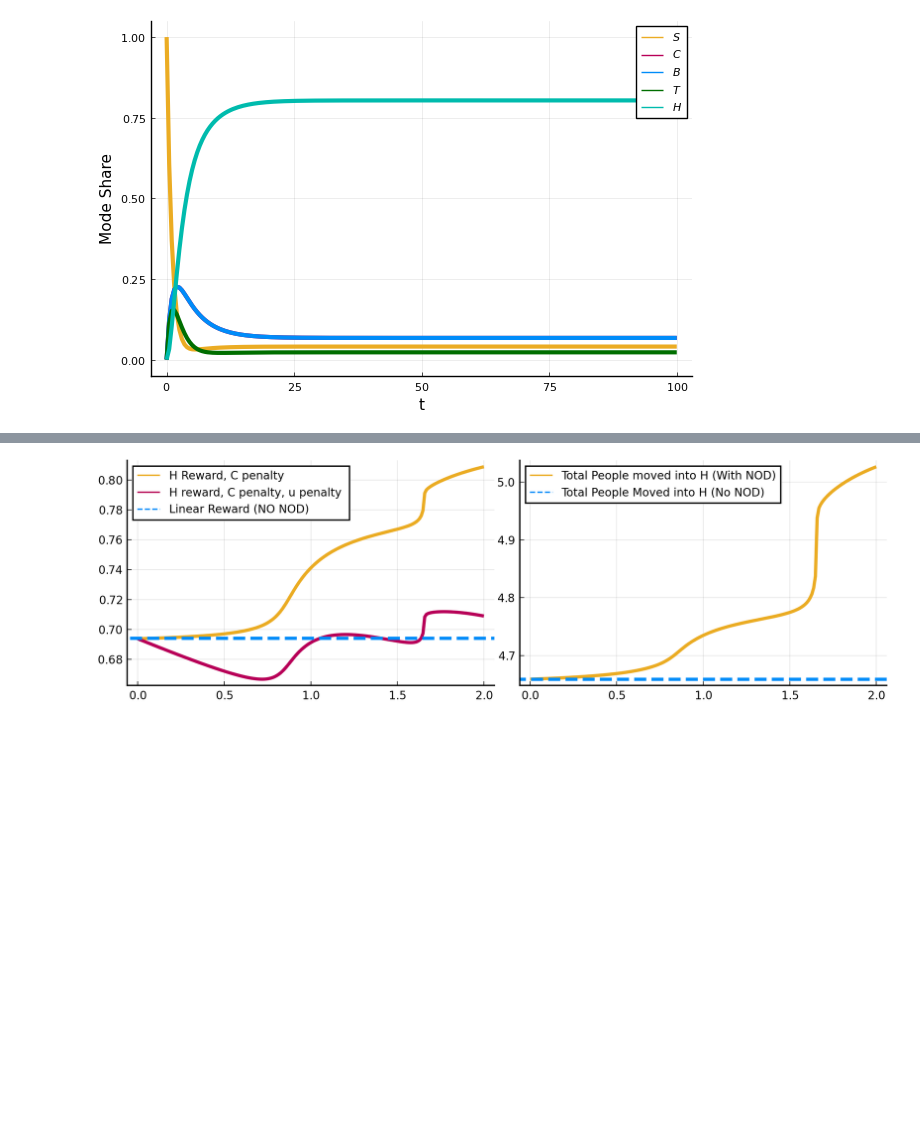
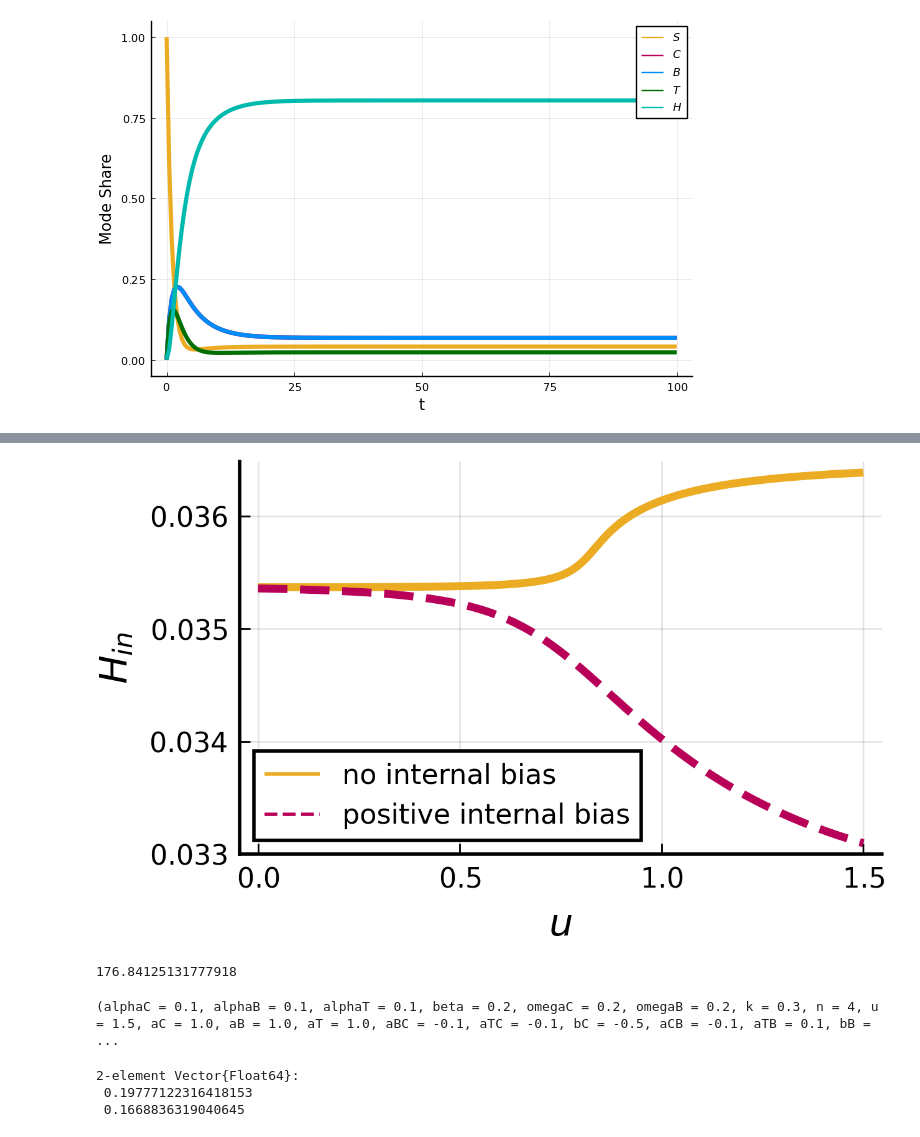
Before and after one commit to valentine-alia/MAE-6870, a Jupyter notebook: set_up_integration.ipynb, the cells around one changed output, grey strips where cells are left out. Saved outputs shown, nothing was run; the diff lists cells and outputs as text; code cells hidden in the pictures; blank space fills up the shorter version.

Commit message:
unfolding figure

```diff
--- a/set_up_integration.ipynb
+++ b/set_up_integration.ipynb
@@ -517,15 +526,58 @@ for u in us
     push!(lin_reward, costlin(sol.t,H,C,a1,a2))
     push!(lin_reward_cost, costlinu(sol.t,H,C,a1,a2,a3,u))
 end
+# %%
+Sins2 = []
+Hins2 = []
+lin_reward2 = []
+lin_reward_cost2 = []
+
+for u in us
+    #par = (alphaC=1.0,alphaB=1.0,alphaT=1.0,beta=0.6,omegaC=0.2,omegaB=0.2,
+    #    k=0.5,n=4,u=u,aC=1.0,aB=1.0,aT=1.0,aBC=-0.1,aTC=-0.1,bC=-0.5,
+    #    aCB=-0.1,aTB=0.1,bB=-0.5,aCT=-0.1,aBT=0.1,bT=0.5,tau = 3,gamma = 0.05,b0C=0.10,b0B=0.0,b0T=0.0)
+    par = (alphaC=0.1,alphaB=0.1,alphaT=0.1,beta=0.2,omegaC=0.2,omegaB=0.2,
+        k=0.3,n=4,u=u,aC=1.0,aB=1.0,aT=1.0,aBC=-0.1,aTC=-0.1,bC=-0.5,
+        aCB=-0.1,aTB=0.1,bB=-0.5,aCT=-0.1,aBT=0.1,bT=1.0,tau = 3,gamma = 0.05,b0C=0.20,b0B=-0.1,b0T=-0.1) # like in unfolding figure
+    prob = ODEProblem(model_7d_in_out_avg!,u0,tspan,par)
+    sol = DifferentialEquations.solve(prob)
+    S,C,B,T,xC,xB,xT,Sin,Hin = sol[1,:],sol[2,:],sol[3,:],sol[4,:],sol[5,:],sol[6,:],sol[7,:],sol[8,:],sol[9,:]
+    H = 1 .- S .- C .- B .-T
+    push!(Sins2, Sin[end])
+    push!(Hins2, Hin[end])
+    push!(lin_reward2, costlin(sol.t,H,C,a1,a2))
+    push!(lin_reward_cost2, costlinu(sol.t,H,C,a1,a2,a3,u))
+end
 # %%
 p1 = plot(us, [lin_reward, lin_reward_cost],legend = :topleft, labels = ["H Reward, C penalty" "H reward, C penalty, u penalty "],palette = pal[1:3], lw = lwh)
-hline!(p1,[costlin(sol4d.t,H4,C4,a1,a2)],label = "Linear Reward (NO NOD)", linestyle = :dash,lw = lwh)
+#hline!(p1,[costlin(sol4d.t,H4,C4,a1,a2)],label = "Linear Reward (NO NOD)", linestyle = :dash,lw = lwh)
 
-p2 = plot(us,Hins,lw =lwh, color = pal[1],legend = :topleft, label = "Total People moved into H (With NOD)")
-hline!(p2, [Hin4[end]], color=pal[3], label="Total People Moved into H (No NOD)",lw = lwh, linestyle = :dash)
+p2 = plot(us,Hins ./ tspan[2],lw =lwh, color = pal[1], label = "no internal bias ",xlabel = "u",ylabel = L"H_{in}")
+#hline!(p2, [Hin4[end]], color=pal[3], label="Total People Moved into H (No NOD)",lw = lwh, linestyle = :dash)
+plot!(us,Hins2 ./ tspan[2],lw =lwh, color = pal[2],legend = :bottomleft, label = "positive internal bias",xlabel = L"u",linestyle = :dash)
+FIG = plot(p2,layout = 2,size = 0.49.*(650,400),dpi = 400)
 
-FIG = plot(p1,p2,layout = 2,size = 0.6.*(1300,400),dpi = 300)
+#png(FIG, "moved_H_draft")
 
-#png(FIG, "rewards_transit_IC")
+# could also include: multiple ICs, just plot H(end), add
 # %% [output]
-[figure, old version]
+[figure, new version]
+# %%
+Hins[1]
+# %% [output]
+176.84125131777918
+# %%
+par
+# %% [output]
+(alphaC = 0.1, alphaB = 0.1, alphaT = 0.1, beta = 0.2, omegaC = 0.2, omegaB = 0.2, k = 0.3, n = 4, u = 1.5, aC = 1.0, aB = 1.0, aT = 1.0, aBC = -0.1, aTC = -0.1, bC = -0.5, aCB = -0.1, aTB = 0.1, bB = ...
+# %%
+function gprime(C,par)
+    ex = (C ./ par.k) .^ par.n
+    return par.omegaC .* (1 .+ (1 .- par.n) .* ex) ./ (1 .+ ex) .^ par.n
+end
+
+gprime([0.1,0.2],par)
+# %% [output]
+2-element Vector{Float64}:
+ 0.19777122316418153
+ 0.1668836319040645
```
Also changed, not shown: parts of 18 cells of this notebook, 12 other files.
